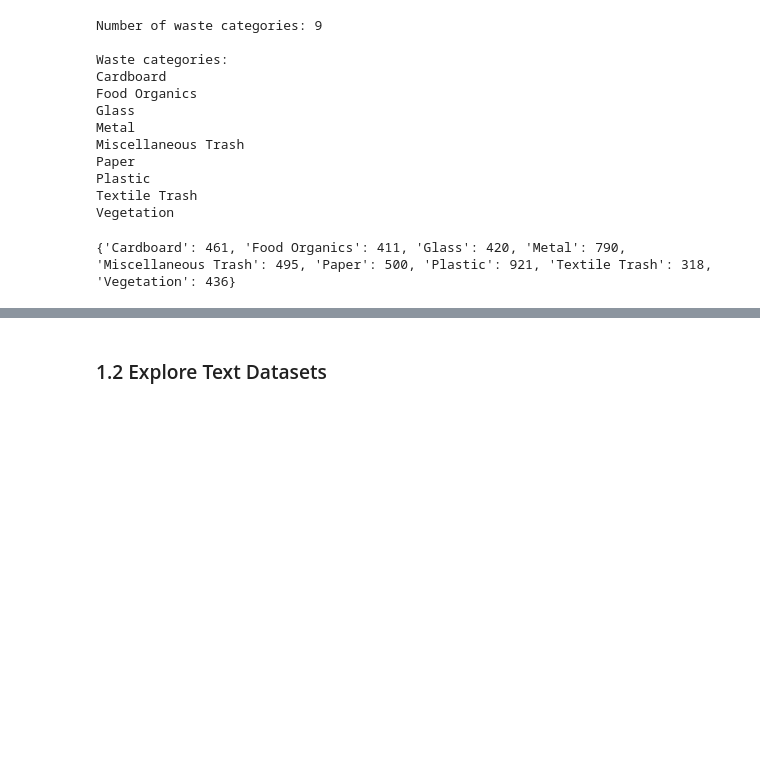
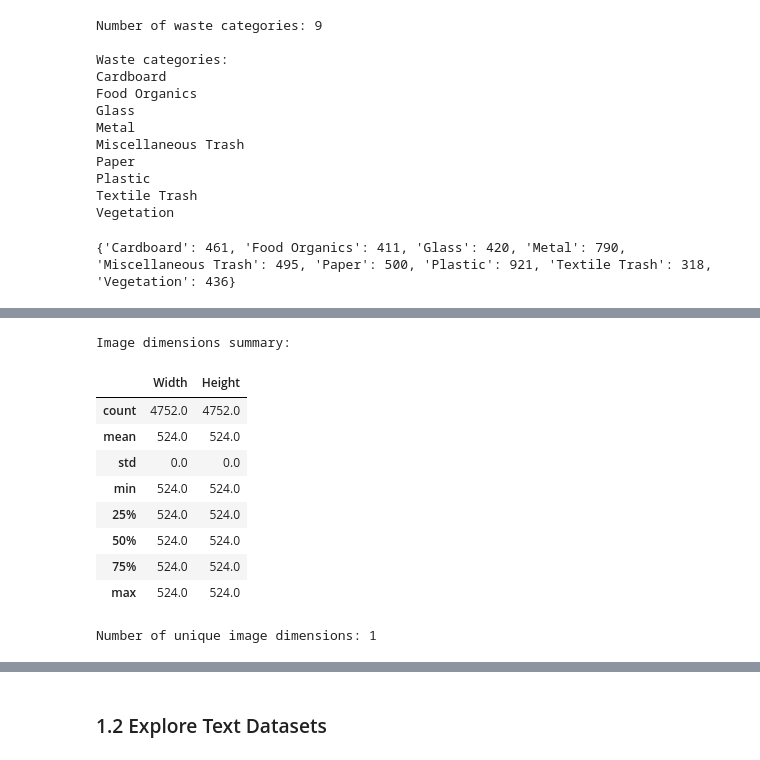
Before and after one commit to Nagirah/Waste-Management-Sytem, a Jupyter notebook: waste_management_summative.ipynb, the cells around one changed output, grey strips where cells are left out. Saved outputs shown, nothing was run; the diff lists cells and outputs as text; code cells hidden in the pictures; blank space fills up the shorter version.

```diff
--- a/waste_management_summative.ipynb
+++ b/waste_management_summative.ipynb
@@ -144,0 +157,38 @@ Total image files: 4752
+# %%
+# Check image dimensions
+image_sizes = []
+
+for folder in class_folders:
+
+    images = [
+        file for file in folder.iterdir()
+        if file.suffix.lower() in {".jpg", ".jpeg", ".png"}
+    ]
+
+    for image_path in images:
+        with Image.open(image_path) as img:
+            image_sizes.append(img.size)
+
+# Convert to DataFrame
+sizes_df = pd.DataFrame(
+    image_sizes,
+    columns=["Width", "Height"]
+)
+
+print("Image dimensions summary:")
+display(sizes_df.describe())
+
+print("\nNumber of unique image dimensions:",
+      sizes_df.drop_duplicates().shape[0])
+# %% [output]
+Image dimensions summary:
+|  | Width | Height |
+| count | 4752.0 | 4752.0 |
+| mean | 524.0 | 524.0 |
+| std | 0.0 | 0.0 |
+| min | 524.0 | 524.0 |
+| 25% | 524.0 | 524.0 |
+| 50% | 524.0 | 524.0 |
+| 75% | 524.0 | 524.0 |
+| max | 524.0 | 524.0 |
+Number of unique image dimensions: 1
```
Also changed, not shown: parts of 6 cells of this notebook.
